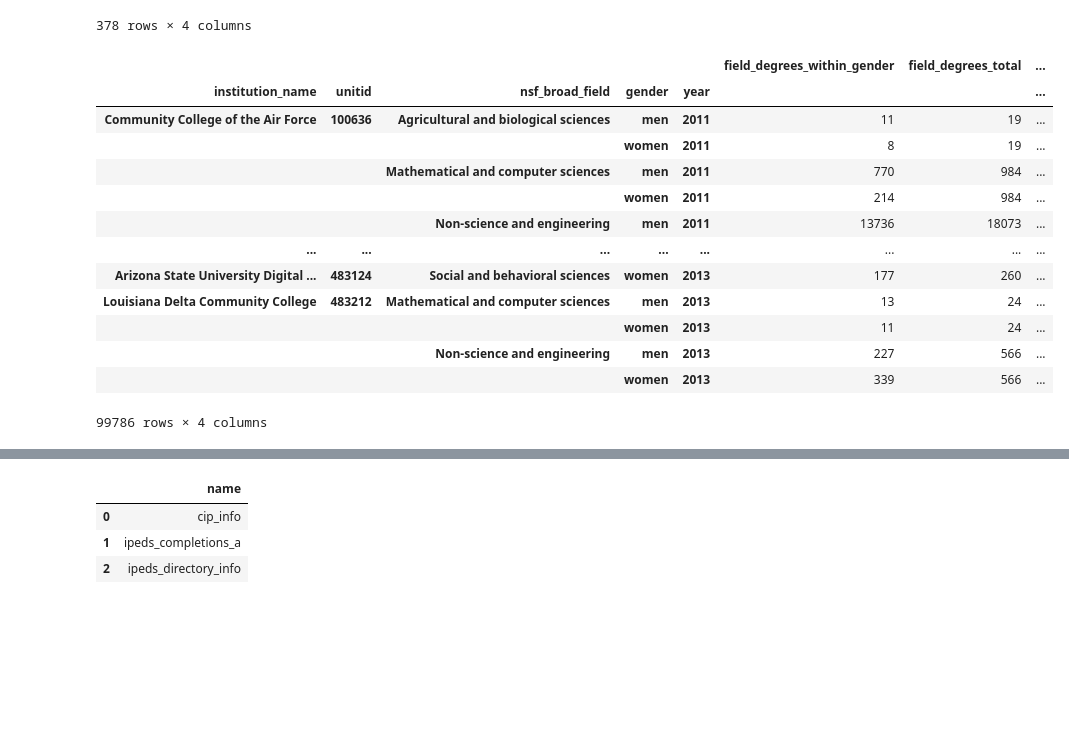
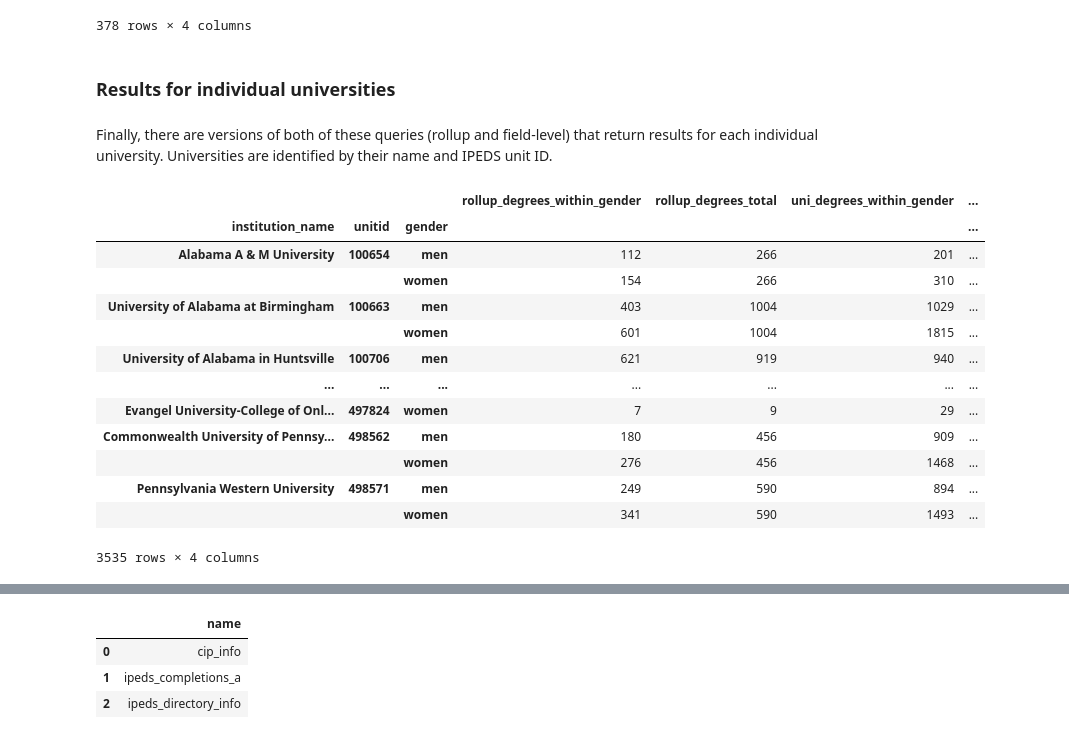
Before and after one commit to scienceforamerica/scipeds, a Jupyter notebook: docs/docs/usage.ipynb, the cells around one changed output, grey strips where cells are left out. Saved outputs shown, nothing was run; the diff lists cells and outputs as text; code cells hidden in the pictures; blank space fills up the shorter version.

```diff
--- a/docs/docs/usage.ipynb
+++ b/docs/docs/usage.ipynb
@@ -306,29 +308,30 @@ engine.field_totals_by_grouping(
 |  | White | men | 15086 | 80875 | 487323 | ... |
 |  |  | women | 23914 | 80875 | 664373 | ... |
 378 rows × 4 columns
+# %% [markdown]
+### Results for individual universities
+# %% [markdown]
+Finally, there are versions of both of these queries (rollup and field-level) that return results for each individual university. Universities are identified by their name and IPEDS unit ID.
 # %%
-# Aggregate by gender for each NSF Broad Field
-# and each university each year
-filters = QueryFilters(start_year=2011, end_year=2013)
-df = engine.uni_field_totals_by_grouping(
+# Get the previous field rollup for each university
+df = engine.uni_rollup_by_grouping(
     grouping=Grouping.gender,
-    taxonomy=FieldTaxonomy.nsf_broad_field,
+    rollup=ncses_stem,
     query_filters=filters,
-    by_year=True,
 )
 df
 # %% [output]
-|  |  |  |  |  | field_degrees_within_gender | field_degrees_total | ... |
-| institution_name | unitid | nsf_broad_field | gender | year |  |  | ... |
-| Community College of the Air Force | 100636 | Agricultural and biological sciences | men | 2011 | 11 | 19 | ... |
-|  |  |  | women | 2011 | 8 | 19 | ... |
-|  |  | Mathematical and computer sciences | men | 2011 | 770 | 984 | ... |
-|  |  |  | women | 2011 | 214 | 984 | ... |
-|  |  | Non-science and engineering | men | 2011 | 13736 | 18073 | ... |
-| ... | ... | ... | ... | ... | ... | ... | ... |
-| Arizona State University Digital ... | 483124 | Social and behavioral sciences | women | 2013 | 177 | 260 | ... |
-| Louisiana Delta Community College | 483212 | Mathematical and computer sciences | men | 2013 | 13 | 24 | ... |
-|  |  |  | women | 2013 | 11 | 24 | ... |
-|  |  | Non-science and engineering | men | 2013 | 227 | 566 | ... |
-|  |  |  | women | 2013 | 339 | 566 | ... |
+|  |  |  | rollup_degrees_within_gender | rollup_degrees_total | uni_degrees_within_gender | ... |
+| institution_name | unitid | gender |  |  |  | ... |
+| Alabama A & M University | 100654 | men | 112 | 266 | 201 | ... |
+|  |  | women | 154 | 266 | 310 | ... |
+| University of Alabama at Birmingham | 100663 | men | 403 | 1004 | 1029 | ... |
+|  |  | women | 601 | 1004 | 1815 | ... |
+| University of Alabama in Huntsville | 100706 | men | 621 | 919 | 940 | ... |
+| ... | ... | ... | ... | ... | ... | ... |
+| Evangel University-College of Onl... | 497824 | women | 7 | 9 | 29 | ... |
+| Commonwealth University of Pennsy... | 498562 | men | 180 | 456 | 909 | ... |
+|  |  | women | 276 | 456 | 1468 | ... |
+| Pennsylvania Western University | 498571 | men | 249 | 590 | 894 | ... |
+|  |  | women | 341 | 590 | 1493 | ... |
-99786 rows × 4 columns
+3535 rows × 4 columns
```
Also changed, not shown: parts of 14 cells of this notebook.
